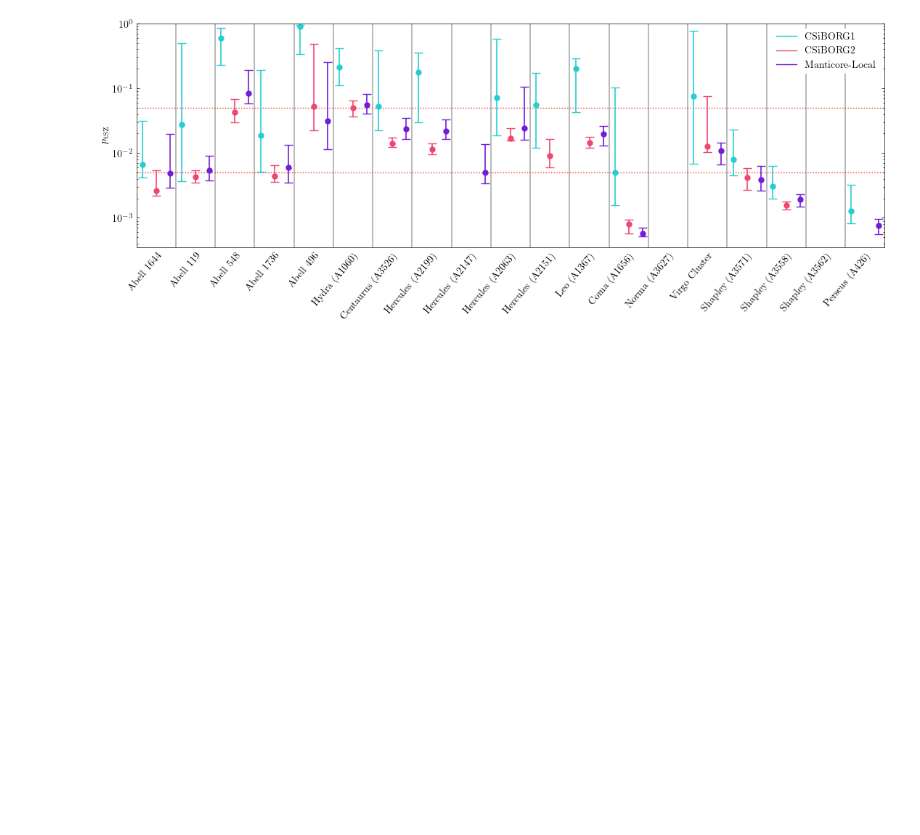
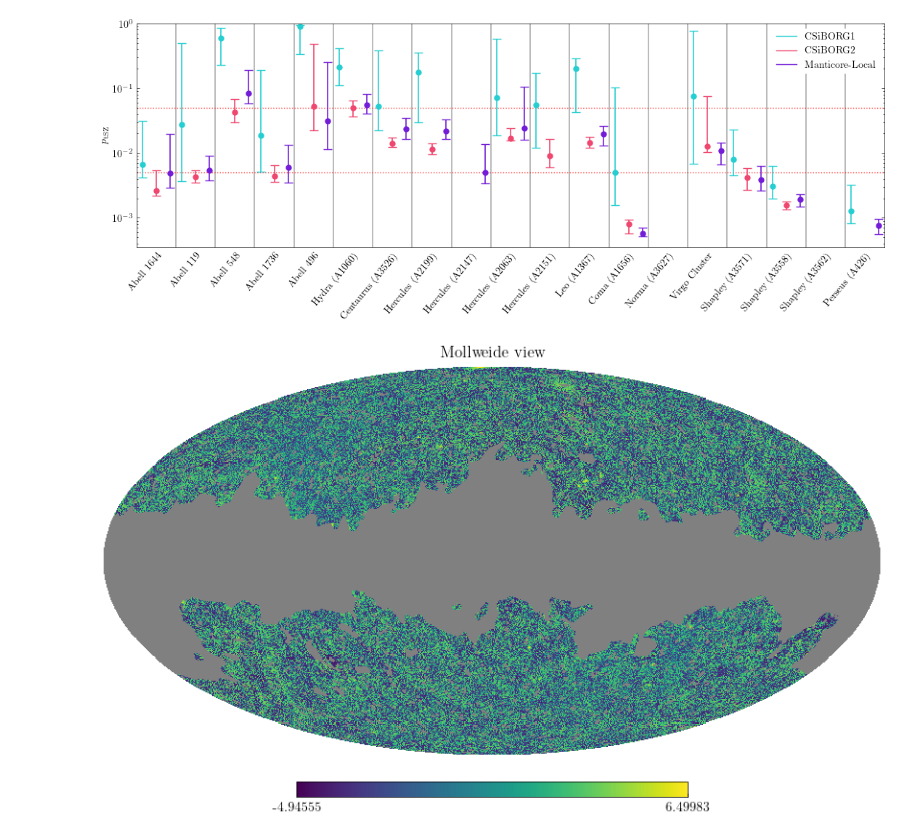
Before and after one commit to Richard-Sti/CMBOlympics, a Jupyter notebook: notebooks/score_individual_objects.ipynb, the cells around one changed output. Cells and saved outputs as stored; diff of their text form; code cells hidden in the pictures; blank space fills up the shorter version.

```diff
--- a/notebooks/score_individual_objects.ipynb
+++ b/notebooks/score_individual_objects.ipynb
@@ -81,10 +77,34 @@ display(fig)
 # %%
 fig, ax = plot_pfeifer_vs_tsz(matches_manti)
 display(fig)
+# %%
+# LFI_mask =cmbo.io.read_Planck_comptonSZ("/Users/rstiskalek/Downloads/LFI_inpainting_bool.fits", 'T')
+# LFI_mask =LFI_mask.flatten()
+
+# HFI_mask =cmbo.io.read_Planck_comptonSZ("/Users/rstiskalek/Downloads/HFI_inpainting_bool.fits", 'T')
+# HFI_mask =HFI_mask.flatten()
+# tot_mask = LFI_mask * HFI_mask
+
+
+fname_mask = "/Users/rstiskalek/Projects/CMBOlympics/data/PR4_NILC_y_map_MASK.fits"
+
+mask = cmbo.io.read_Planck_comptonSZ(fname_mask, which="GAL-MASK")
+mask *= cmbo.io.read_Planck_comptonSZ(fname_mask, which="NILC-MASK")
+mask *= cmbo.io.read_Planck_comptonSZ(fname_mask, which="PS-MASK")
 # %%
-fname_cmb = "/Users/rstiskalek/Projects/CMBOlympics/data/COM_CompMap_Compton-SZMap-nilc-ymaps_2048_R2.00.fits"
-cmb_tsz = cmbo.io.read_Planck_comptonSZ(fname_cmb)
-cmb_tsz = cmbo.utils.smooth_map_gaussian(cmb_tsz, fwhm_arcmin=9.6, )
+# fname_cmb = "/Users/rstiskalek/Projects/CMBOlympics/data/COM_CompMap_Compton-SZMap-nilc-ymaps_2048_R2.00.fits"
+# fname_cmb = cfg["input_map"]["signal_map"]
+fname_cmb = "/Users/rstiskalek/Projects/CMBOlympics/data/PR4_NILC_y_map.fits"
 
+cmb_tsz = cmbo.io.read_Planck_comptonSZ(fname_cmb, which="FULL")
+
+cmb_tsz[mask == 0] = np.nan
+# cmb_tsz = cmbo.utils.smooth_map_gaussian(cmb_tsz, fwhm_arcmin=9.6, )
 profiler2d = cmbo.corr.Pointing2DCutout(cmb_tsz, fwhm_arcmin=9.6)
+# %%
+import healpy as hp
+
+hp.mollview(np.asinh(cmb_tsz / 1e-7))
+# %% [output]
+[figure, added]
 # %%
```
Also changed, not shown: parts of 7 cells of this notebook.
